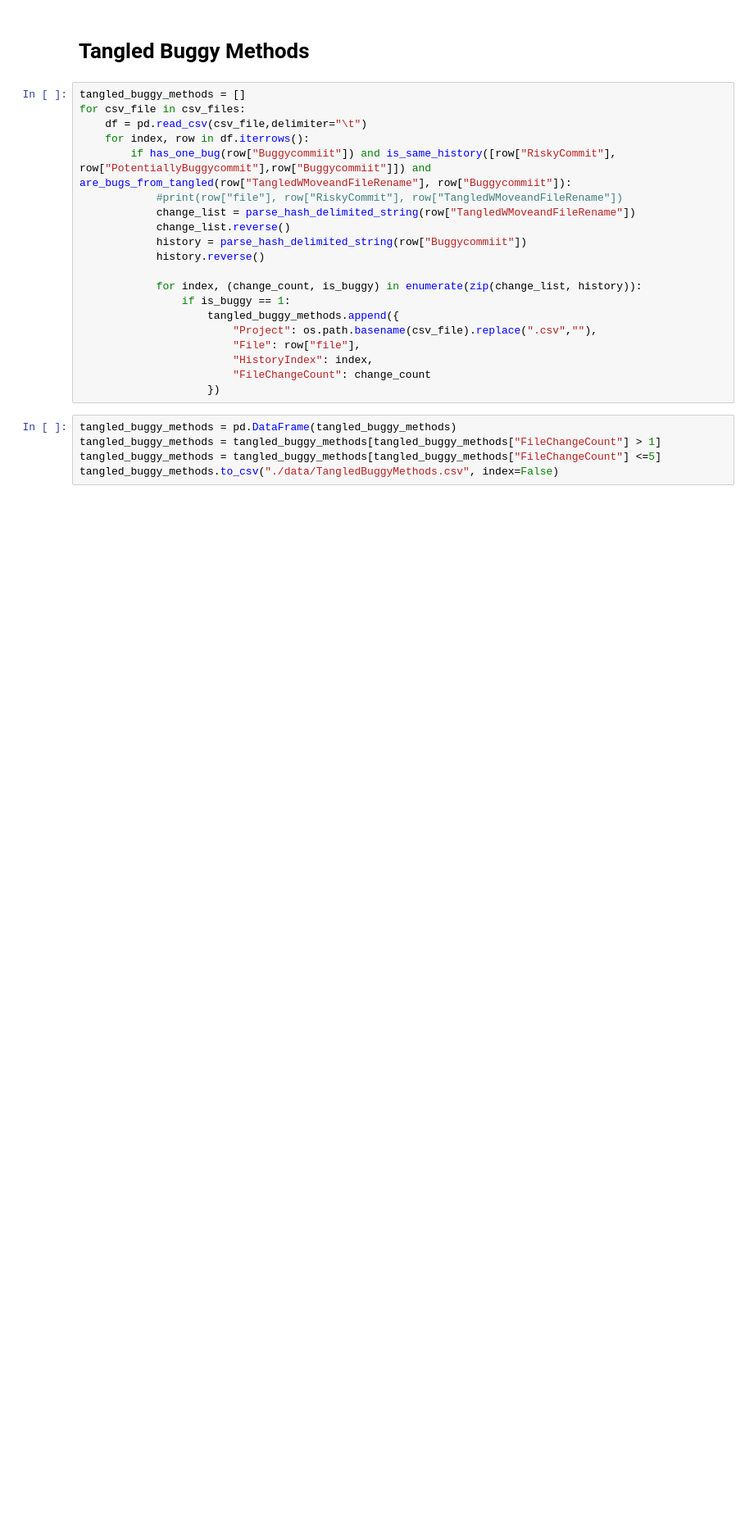
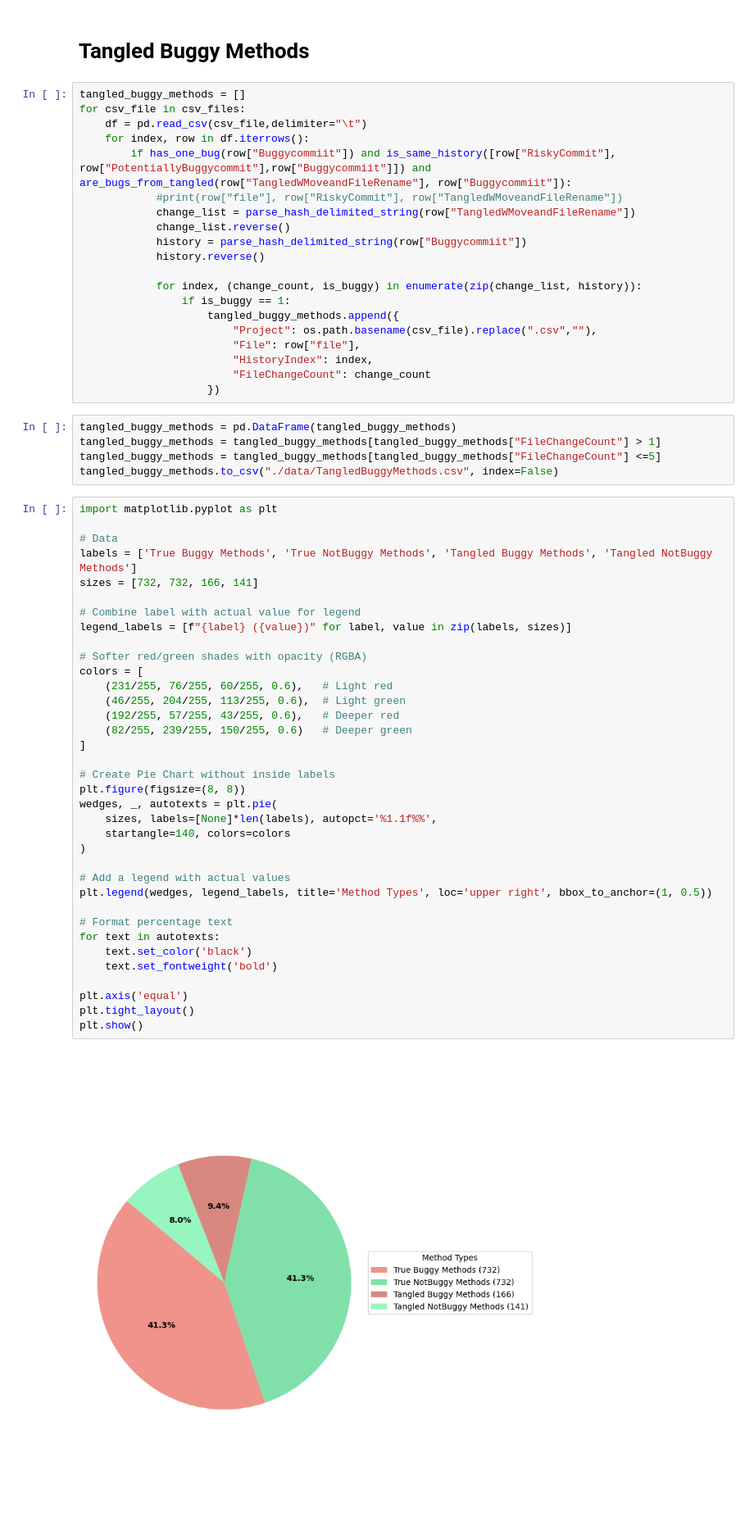
Before and after one commit to nahidul-opu/Tangled, a Jupyter notebook: GoldSetCreator.ipynb, the cells around one changed output. Shown at 82% size. Saved outputs shown, nothing was run; the diff lists cells and outputs as text; blank space fills up the shorter version.

Commit message:
Plot dataset distribution

```diff
--- a/GoldSetCreator.ipynb
+++ b/GoldSetCreator.ipynb
@@ -156,3 +156,41 @@ tangled_buggy_methods = pd.DataFrame(tangled_buggy_methods)
 tangled_buggy_methods = tangled_buggy_methods[tangled_buggy_methods["FileChangeCount"] > 1]
 tangled_buggy_methods = tangled_buggy_methods[tangled_buggy_methods["FileChangeCount"] <=5]
 tangled_buggy_methods.to_csv("./data/TangledBuggyMethods.csv", index=False)
+# %%
+import matplotlib.pyplot as plt
+
+# Data
+labels = ['True Buggy Methods', 'True NotBuggy Methods', 'Tangled Buggy Methods', 'Tangled NotBuggy Methods']
+sizes = [732, 732, 166, 141]
+
+# Combine label with actual value for legend
+legend_labels = [f"{label} ({value})" for label, value in zip(labels, sizes)]
+
+# Softer red/green shades with opacity (RGBA)
+colors = [
+    (231/255, 76/255, 60/255, 0.6),   # Light red
+    (46/255, 204/255, 113/255, 0.6),  # Light green
+    (192/255, 57/255, 43/255, 0.6),   # Deeper red
+    (82/255, 239/255, 150/255, 0.6)   # Deeper green
+]
+
+# Create Pie Chart without inside labels
+plt.figure(figsize=(8, 8))
+wedges, _, autotexts = plt.pie(
+    sizes, labels=[None]*len(labels), autopct='%1.1f%%',
+    startangle=140, colors=colors
+)
+
+# Add a legend with actual values
+plt.legend(wedges, legend_labels, title='Method Types', loc='upper right', bbox_to_anchor=(1, 0.5))
+
+# Format percentage text
+for text in autotexts:
+    text.set_color('black')
+    text.set_fontweight('bold')
+
+plt.axis('equal')
+plt.tight_layout()
+plt.show()
+# %% [output]
+[figure, added]
```
Also changed, not shown: 1 other file.
